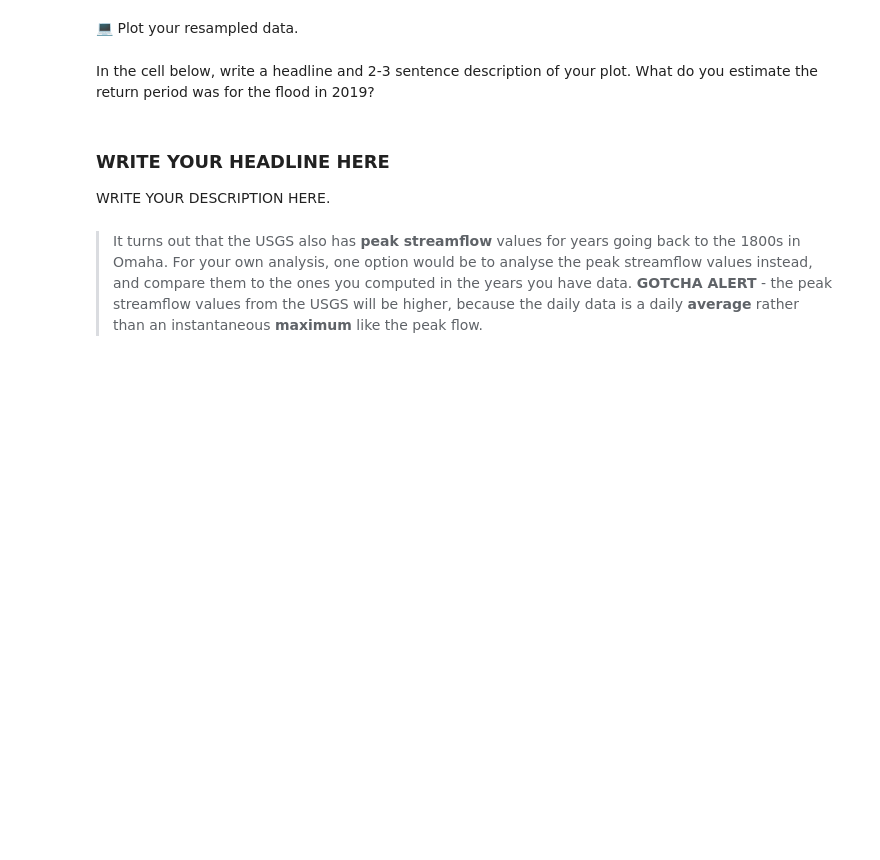
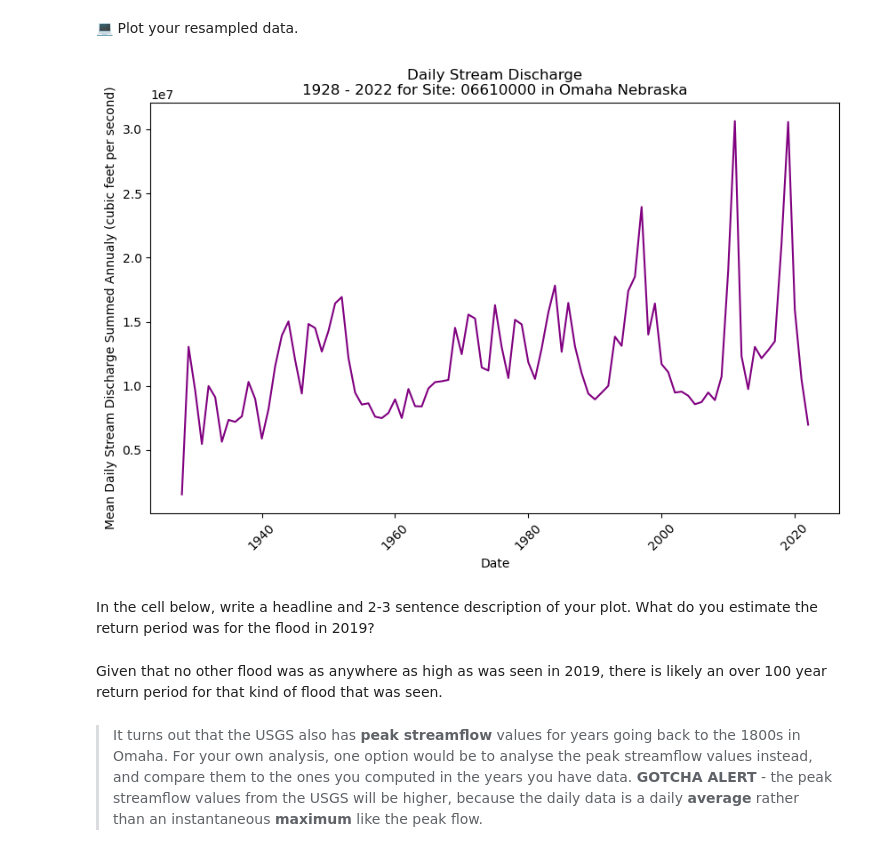
Before and after one commit to earthlab-education/fundamentals-02-climate-template, a Jupyter notebook: 01-time-series.ipynb, the cells around one changed output. Saved outputs shown, nothing was run; the diff lists cells and outputs as text; code cells hidden in the pictures; blank space fills up the shorter version.

```diff
--- a/01-time-series.ipynb
+++ b/01-time-series.ipynb
@@ -515,0 +798,9 @@ raise NotImplementedError()
+# %%
+# YOUR CODE HERE
+# raise NotImplementedError()
+
+annual_df = df[['discharge_cubic_feet_second_mean']].resample('AS').sum()
+
+print(annual_df)
+
+print(round(int(annual_df.mean().iloc[0]), 0))
@@ -552,8 +863,30 @@ raise NotImplementedError()
+# %%
+# YOUR CODE HERE
+# raise NotImplementedError()
+
+# Create figure and plot space
+fig, ax = plt.subplots(figsize=(10, 6))
+# Add x-axis and y-axis
+ax.plot(annual_df.index.values,
+       annual_df['discharge_cubic_feet_second_mean'],
+       color='purple')
+
+# Set title and labels for axes
+ax.set(xlabel="Date",
+       ylabel="Mean Daily Stream Discharge Summed Annualy (cubic feet per second)",
+       title="Daily Stream Discharge\n1928 - 2022 for Site: 06610000 in Omaha Nebraska")
+
+#plt.axhline(y=annual_df['2019-03-01':'2019-12-31']['discharge_cubic_feet_second_mean'].max())
+
+# Rotate tick marks on x-axis
+plt.setp(ax.get_xticklabels(), rotation=45)
+plt.show()
+# %% [output]
+[figure, added]
 # %% [markdown]
 In the cell below, write a headline and 2-3 sentence description of your plot. What do you estimate the return period was for the flood in 2019?
-# %% [markdown]
-### WRITE YOUR HEADLINE HERE
-WRITE YOUR DESCRIPTION HERE.
+# %% [markdown]
+Given that no other flood was as anywhere as high as was seen in 2019, there is likely an over 100 year return period for that kind of flood that was seen.
 # %% [markdown]
 > It turns out that the USGS also has **peak streamflow** values for years going back to the 1800s in Omaha. For your own analysis, one option would be to analyse the peak streamflow values instead, and compare them to the ones you computed in the years you have data. **GOTCHA ALERT** - the peak streamflow values from the USGS will be higher, because the daily data is a daily **average** rather than an instantaneous **maximum** like the peak flow.
 # %% [markdown]
```
Also changed, not shown: parts of 44 cells of this notebook, 1 other file.
